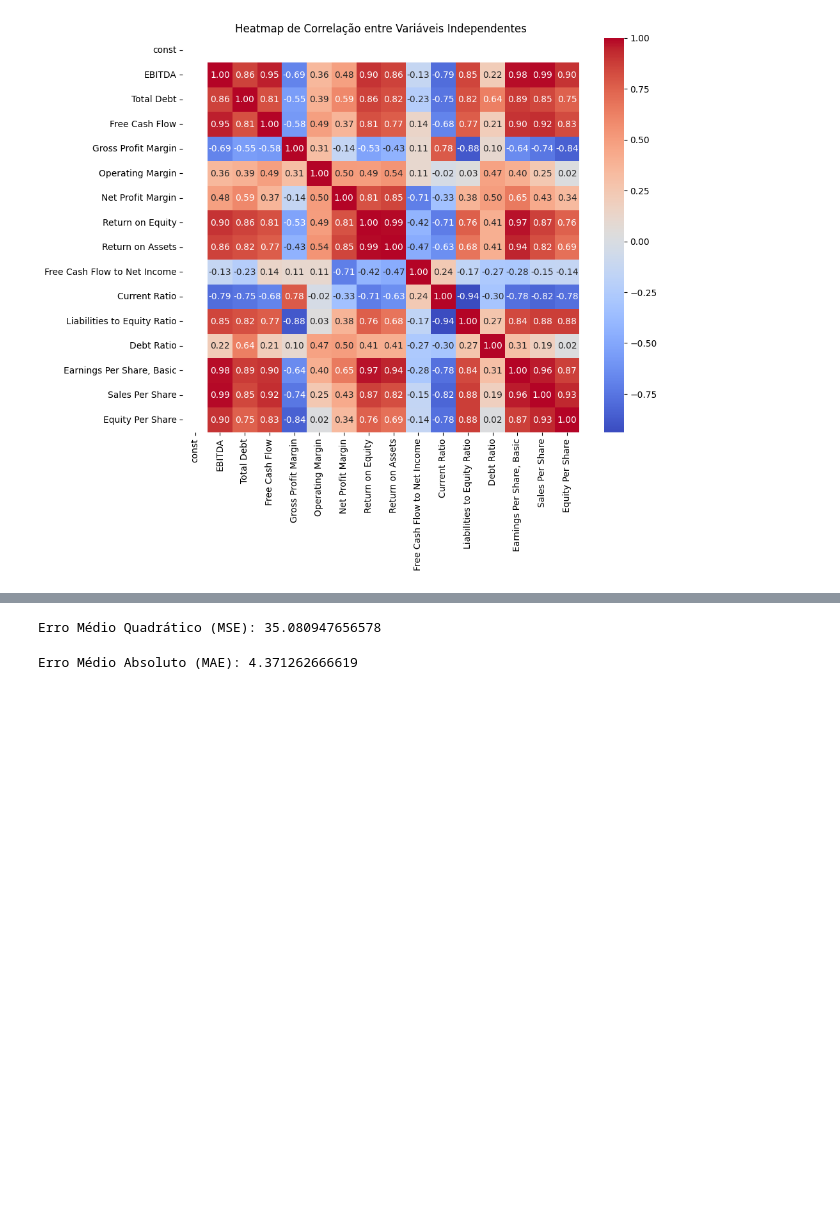
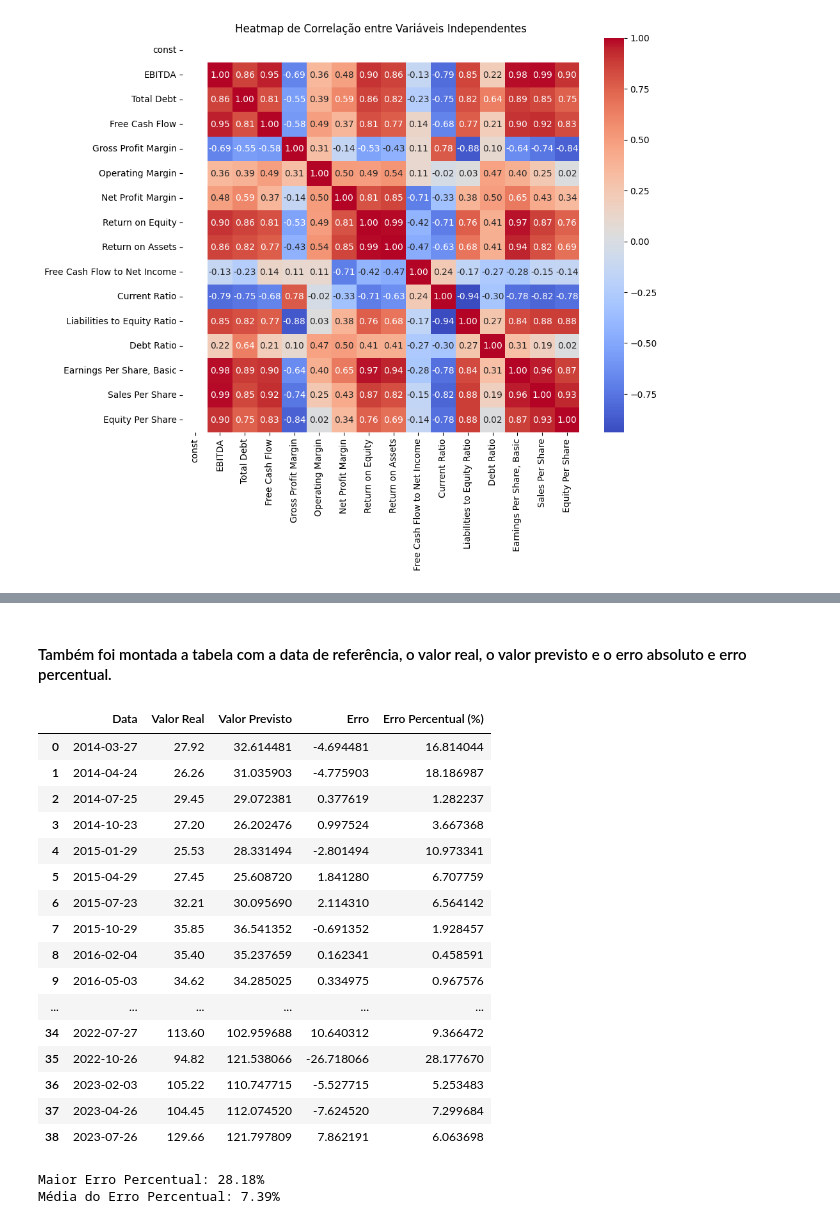
Before and after one commit to glaucofilho/CEDS-805, a Jupyter notebook: Trabalho_Final/google/main.ipynb, the cells around one changed output, grey strips where cells are left out. Drawn from its saved outputs; the diff is of its cells as text; code cells hidden in the pictures; blank space fills up the shorter version.

```diff
--- a/Trabalho_Final/google/main.ipynb
+++ b/Trabalho_Final/google/main.ipynb
@@ -595,14 +575,39 @@ plt.show()
-# %%
-import numpy as np
-
-# Calcular o Erro Médio Quadrático (MSE)
-mse = np.mean((Y_df - predicted_values) ** 2)
-print("Erro Médio Quadrático (MSE):", mse)
-# %% [output]
-Erro Médio Quadrático (MSE): 35.080947656578
-# %%
-# Calcular o Erro Médio Absoluto (MAE)
-mae = np.mean(np.abs(Y_df - predicted_values))
-print("Erro Médio Absoluto (MAE):", mae)
-# %% [output]
-Erro Médio Absoluto (MAE): 4.371262666619
+# %% [markdown]
+#### Também foi montada a tabela com a data de referência, o valor real, o valor previsto e o erro absoluto e erro percentual.
+# %%
+predicted_values = modelo.predict()
+
+# Calcular os erros
+errors = Y_df - predicted_values
+percentage_error = (abs(errors) / Y_df) * 100
+
+# Criar um DataFrame com as informações
+results_df = pd.DataFrame({'Data': dates, 'Valor Real': Y_df, 'Valor Previsto': predicted_values, 'Erro': errors, 'Erro Percentual (%)': percentage_error})
+
+results_df
+# %% [output]
+|  | Data | Valor Real | Valor Previsto | Erro | Erro Percentual (%) |
+| 0 | 2014-03-27 | 27.92 | 32.614481 | -4.694481 | 16.814044 |
+| 1 | 2014-04-24 | 26.26 | 31.035903 | -4.775903 | 18.186987 |
+| 2 | 2014-07-25 | 29.45 | 29.072381 | 0.377619 | 1.282237 |
+| 3 | 2014-10-23 | 27.20 | 26.202476 | 0.997524 | 3.667368 |
+| 4 | 2015-01-29 | 25.53 | 28.331494 | -2.801494 | 10.973341 |
+| 5 | 2015-04-29 | 27.45 | 25.608720 | 1.841280 | 6.707759 |
+| 6 | 2015-07-23 | 32.21 | 30.095690 | 2.114310 | 6.564142 |
+| 7 | 2015-10-29 | 35.85 | 36.541352 | -0.691352 | 1.928457 |
+| 8 | 2016-02-04 | 35.40 | 35.237659 | 0.162341 | 0.458591 |
+| 9 | 2016-05-03 | 34.62 | 34.285025 | 0.334975 | 0.967576 |
+| ... | ... | ... | ... | ... | ... |
+| 34 | 2022-07-27 | 113.60 | 102.959688 | 10.640312 | 9.366472 |
+| 35 | 2022-10-26 | 94.82 | 121.538066 | -26.718066 | 28.177670 |
+| 36 | 2023-02-03 | 105.22 | 110.747715 | -5.527715 | 5.253483 |
+| 37 | 2023-04-26 | 104.45 | 112.074520 | -7.624520 | 7.299684 |
+| 38 | 2023-07-26 | 129.66 | 121.797809 | 7.862191 | 6.063698 |
+# %%
+max_percentage_error = percentage_error.max()
+mean_percentage_error = percentage_error.mean()
+print(f"Maior Erro Percentual: {max_percentage_error:.2f}%")
+print(f"Média do Erro Percentual: {mean_percentage_error:.2f}%")
+# %% [output]
+Maior Erro Percentual: 28.18%
+Média do Erro Percentual: 7.39%
```
Also changed, not shown: parts of 53 cells of this notebook.
